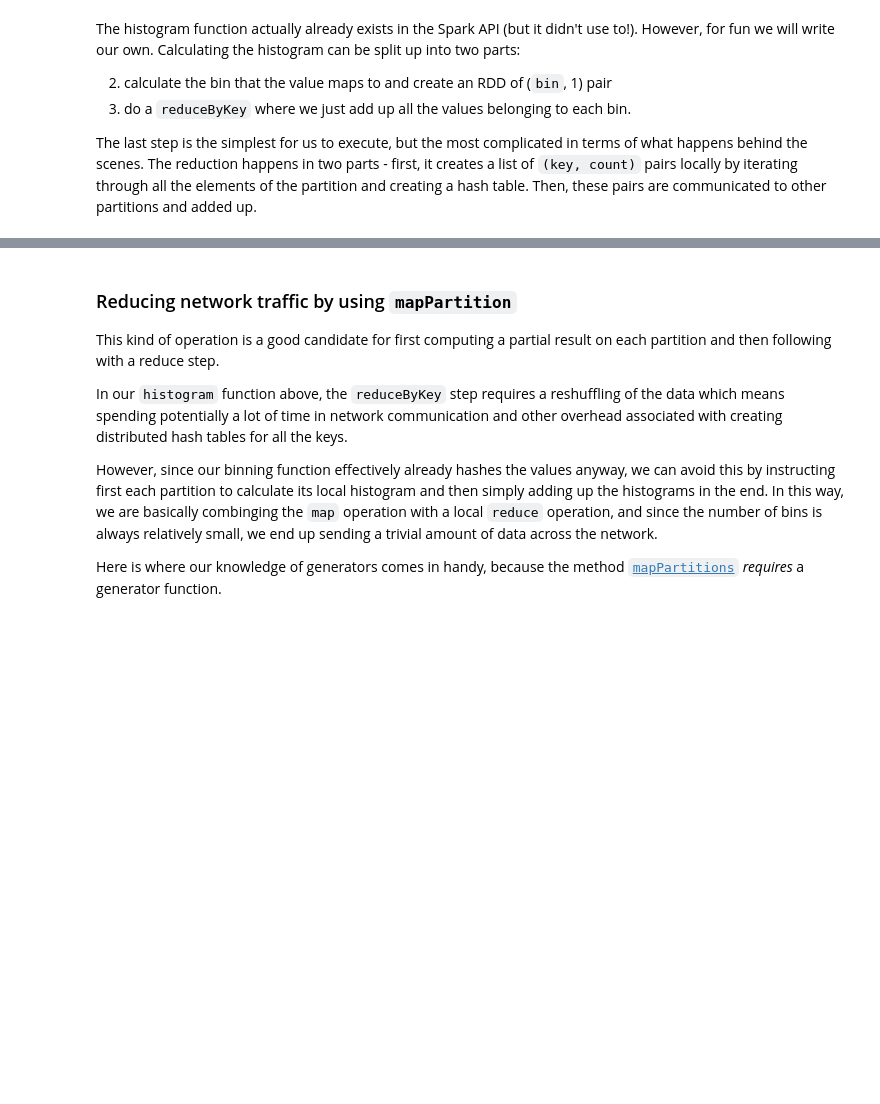
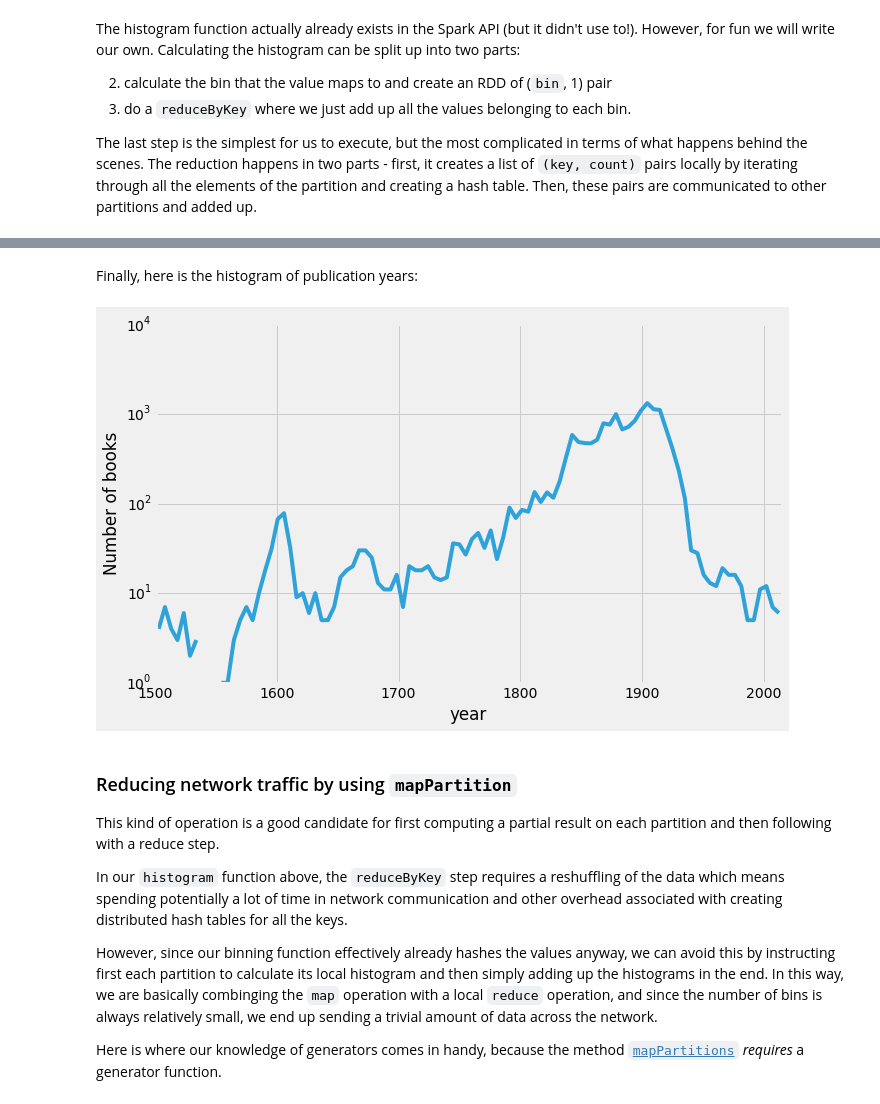
Before and after one commit to rokroskar/spark_workshop, a Jupyter notebook: notebooks/gutenberg/part2-ngram-viewer-SOLUTIONS.ipynb, the cells around one changed output, grey strips where cells are left out. Cells and saved outputs as stored; diff of their text form; code cells hidden in the pictures; blank space fills up the shorter version.

```diff
--- a/notebooks/gutenberg/part2-ngram-viewer-SOLUTIONS.ipynb
+++ b/notebooks/gutenberg/part2-ngram-viewer-SOLUTIONS.ipynb
@@ -201,3 +204,14 @@ Wall time: 4.41 s
+# %% [markdown]
+Finally, here is the histogram of publication years:
+# %%
+plt.plot(bins, vals)
+plt.xlim(1500,2015)
+plt.xlabel('year')
+plt.ylabel('Number of books')
+plt.semilogy()
+pass
+# %% [output]
+[figure, added]
 # %% [markdown]
 ### Reducing network traffic by using `mapPartition`
 
```
Also changed, not shown: parts of 41 cells of this notebook, 1 other file.
